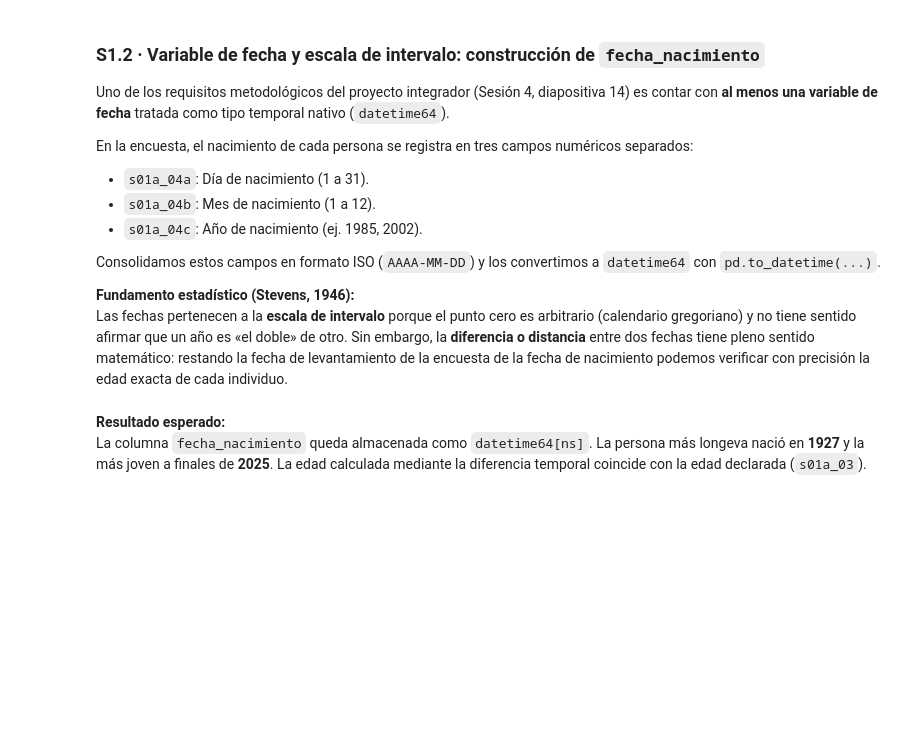
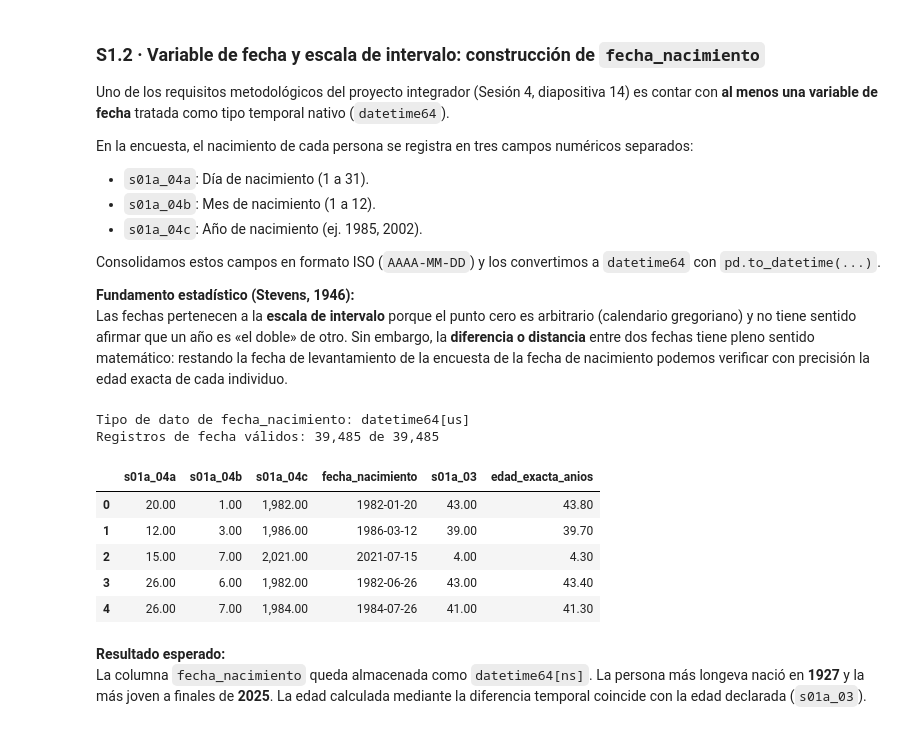
Before and after one commit to jgsotog/miadas-grupo3-proyecto, a Jupyter notebook: miadas-grupo3-proyecto.ipynb, the cells around one changed output. Saved outputs shown, nothing was run; the diff lists cells and outputs as text; code cells hidden in the pictures; blank space fills up the shorter version.

Commit message:
Aplicacion de ajustes S1 tipos de datos

```diff
--- a/miadas-grupo3-proyecto.ipynb
+++ b/miadas-grupo3-proyecto.ipynb
@@ -49,11 +49,13 @@ import matplotlib.pyplot as plt
 pd.set_option('display.max_columns', 25)
 pd.set_option('display.float_format', lambda x: f'{x:,.2f}')
 
+BASE = './datos/'
+
 # Carga de las 4 tablas principales
-vivienda = pd.read_csv('EH2025_Vivienda_1.csv', low_memory=False)
-persona = pd.read_csv('EH2025_Persona.csv', low_memory=False)
-gastos_no_alim = pd.read_csv('EH2025_Gastos_No_Alimentarios.csv', low_memory=False)
-gastos_alim = pd.read_csv('EH2025_Gastos_Alimentarios.csv', usecols=['folio', 'depto', 'area', 'producto', 's08a_04', 's08a_07'])
+vivienda = pd.read_csv(BASE + 'EH2025_Vivienda_1.csv', low_memory=False)
+persona = pd.read_csv(BASE +'EH2025_Persona.csv', low_memory=False)
+gastos_no_alim = pd.read_csv(BASE +'EH2025_Gastos_No_Alimentarios.csv', low_memory=False)
+gastos_alim = pd.read_csv(BASE +'EH2025_Gastos_Alimentarios.csv', usecols=['folio', 'depto', 'area', 'producto', 's08a_04', 's08a_07'])
 
 print(f"vivienda:         {vivienda.shape[0]:,} filas × {vivienda.shape[1]} columnas")
 print(f"persona:          {persona.shape[0]:,} filas × {persona.shape[1]} columnas")
@@ -96,30 +123,39 @@ Las fechas pertenecen a la **escala de intervalo** porque el punto cero es arbit
 # %%
 # Construccion de la fecha en formato ISO 'AAAA-MM-DD'
 cadena_fechas = (
     persona['s01a_04c'].astype(str).str.split('.').str[0] + '-' +
     persona['s01a_04b'].astype(str).str.split('.').str[0].str.zfill(2) + '-' +
     persona['s01a_04a'].astype(str).str.split('.').str[0].str.zfill(2)
 )
 
 # Conversion a tipo nativo datetime64
 fecha_nac = pd.to_datetime(cadena_fechas, errors='coerce')
 
 # Operacion de escala de intervalo: calculo de la edad exacta a la fecha de la encuesta
 fecha_referencia_encuesta = pd.to_datetime('2025-11-01')
 dias_calculados = (fecha_referencia_encuesta - fecha_nac).dt.days
-edad_anios = (dias_calculados / 365.25).round(1)
+edad_anios = (dias_calculados / 365).round(1)
 
 # Asignacion conjunta eficiente (evita fragmentacion de memoria en DataFrames anchos)
 persona = persona.copy().assign(
     fecha_nacimiento=fecha_nac,
     edad_calculada_dias=dias_calculados,
     edad_exacta_anios=edad_anios
 )
 
 print("Tipo de dato de fecha_nacimiento:", persona['fecha_nacimiento'].dtype)
 print(f"Registros de fecha válidos: {persona['fecha_nacimiento'].notna().sum():,} de {len(persona):,}")
 print()
 persona[['s01a_04a', 's01a_04b', 's01a_04c', 'fecha_nacimiento', 's01a_03', 'edad_exacta_anios']].head(5)
+# %% [output]
+Tipo de dato de fecha_nacimiento: datetime64[us]
+Registros de fecha válidos: 39,485 de 39,485
+|  | s01a_04a | s01a_04b | s01a_04c | fecha_nacimiento | s01a_03 | edad_exacta_anios |
+| 0 | 20.00 | 1.00 | 1,982.00 | 1982-01-20 | 43.00 | 43.80 |
+| 1 | 12.00 | 3.00 | 1,986.00 | 1986-03-12 | 39.00 | 39.70 |
+| 2 | 15.00 | 7.00 | 2,021.00 | 2021-07-15 | 4.00 | 4.30 |
+| 3 | 26.00 | 6.00 | 1,982.00 | 1982-06-26 | 43.00 | 43.40 |
+| 4 | 26.00 | 7.00 | 1,984.00 | 1984-07-26 | 41.00 | 41.30 |
 # %% [markdown]
 **Resultado esperado:**
 La columna `fecha_nacimiento` queda almacenada como `datetime64[ns]`. La persona más longeva nació en **1927** y la más joven a finales de **2025**. La edad calculada mediante la diferencia temporal coincide con la edad declarada (`s01a_03`).
```
Also changed, not shown: parts of 5 cells of this notebook.
